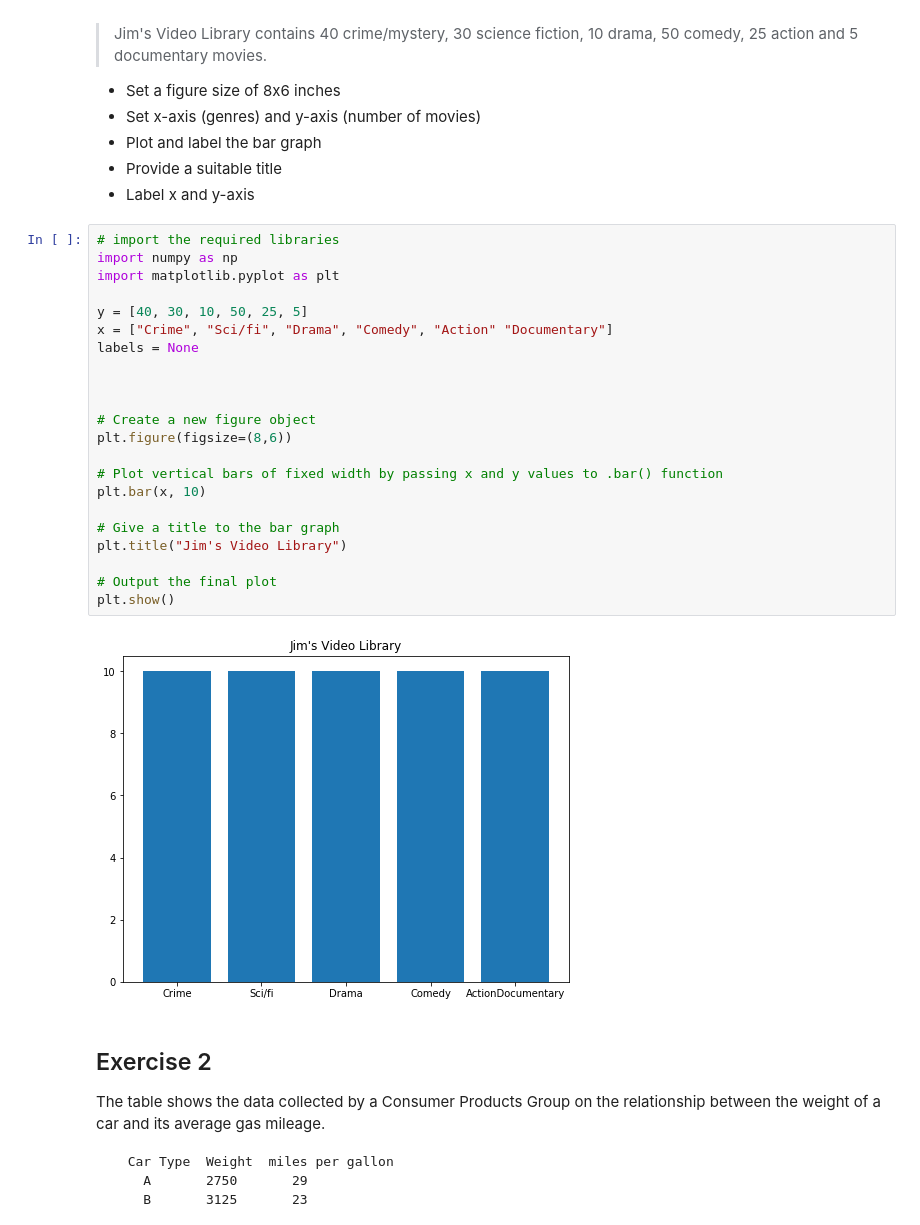
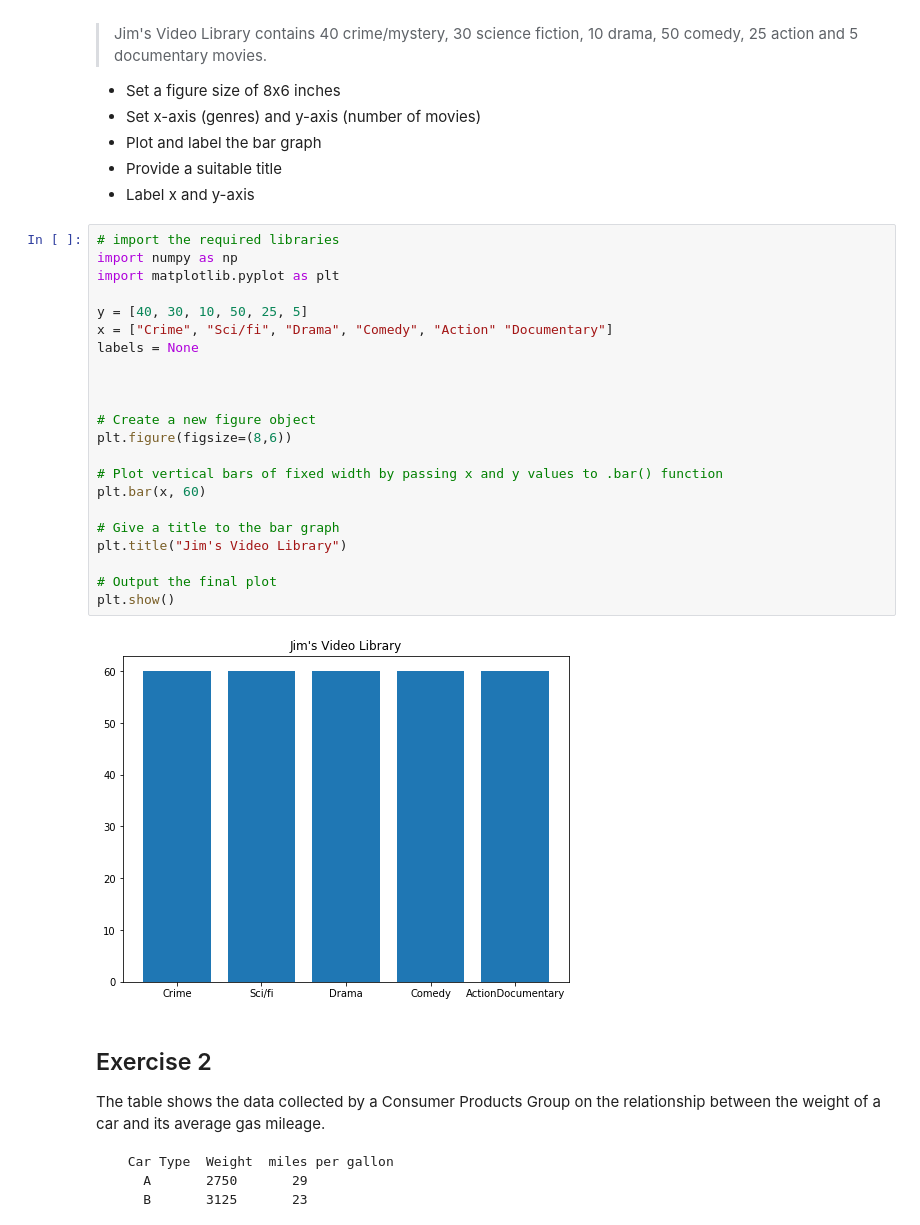
Before and after one commit to yoshinator/dsc-data-viz-lab-staff, a Jupyter notebook: index.ipynb, the cells around one changed output. Cells and saved outputs as stored; diff of their text form.

```diff
--- a/index.ipynb
+++ b/index.ipynb
@@ -24,27 +24,27 @@ Make a vertical bar graph using `plt.bar()` for the following set of data:
 # %%
 # import the required libraries
 import numpy as np
 import matplotlib.pyplot as plt
 
 y = [40, 30, 10, 50, 25, 5]
 x = ["Crime", "Sci/fi", "Drama", "Comedy", "Action" "Documentary"]
 labels = None
 
 
 
 # Create a new figure object
 plt.figure(figsize=(8,6))
 
 # Plot vertical bars of fixed width by passing x and y values to .bar() function
-plt.bar(x, 10)
+plt.bar(x, 60)
 
 # Give a title to the bar graph
 plt.title("Jim's Video Library")
 
 # Output the final plot
 plt.show()
 # %% [output]
-[figure, old version]
+[figure, new version]
 # %% [markdown]
 ## Exercise 2
 
```
